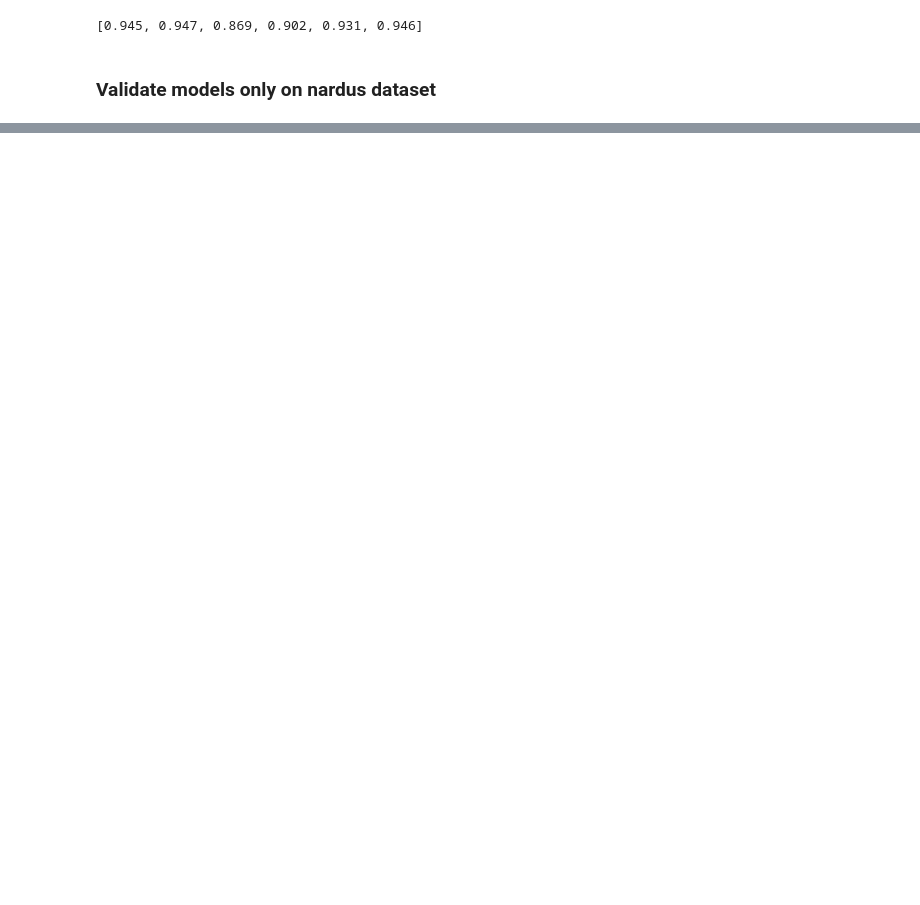
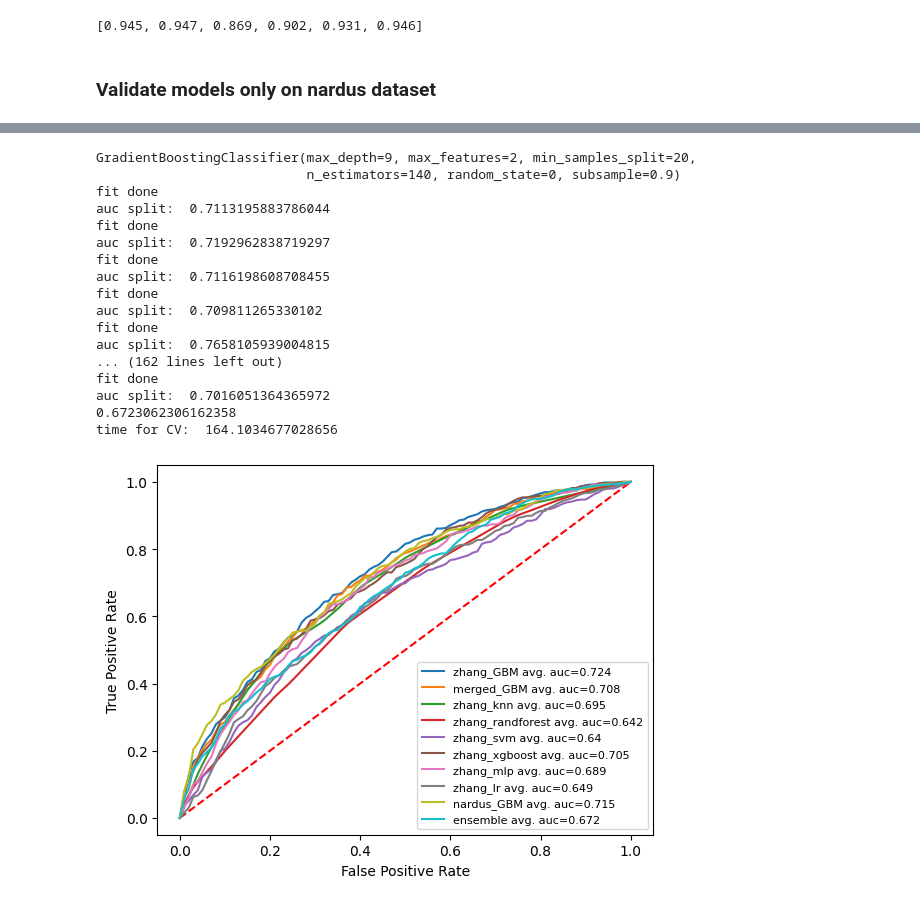
Before and after one commit to 25benjaminli/zoonotic-prediction, a Jupyter notebook: train_and_vis/models.ipynb, the cells around one changed output, grey strips where cells are left out. Saved outputs shown, nothing was run; the diff lists cells and outputs as text; code cells hidden in the pictures; blank space fills up the shorter version.

```diff
--- a/train_and_vis/models.ipynb
+++ b/train_and_vis/models.ipynb
@@ -495,0 +710,25 @@ for modelName in models:
+# %%
+ds = datasets['nardus'][f'normalized-4']
+X = pd.concat([ds['X_train'], ds['X_test']], axis=0)
+Y = np.concatenate([ds['y_train'], ds['y_test']], axis=0)
+
+validation_utils.draw_avg_roc_multiple(models, X, Y)
+# %% [output]
+GradientBoostingClassifier(max_depth=9, max_features=2, min_samples_split=20,
+                           n_estimators=140, random_state=0, subsample=0.9)
+fit done
+auc split:  0.7113195883786044
+fit done
+auc split:  0.7192962838719297
+fit done
+auc split:  0.7116198608708455
+fit done
+auc split:  0.709811265330102
+fit done
+auc split:  0.7658105939004815
+... (162 lines left out)
+fit done
+auc split:  0.7016051364365972
+0.6723062306162358
+time for CV:  164.1034677028656
+[figure, added]
```
Also changed, not shown: parts of 37 cells of this notebook, 19 other files.
